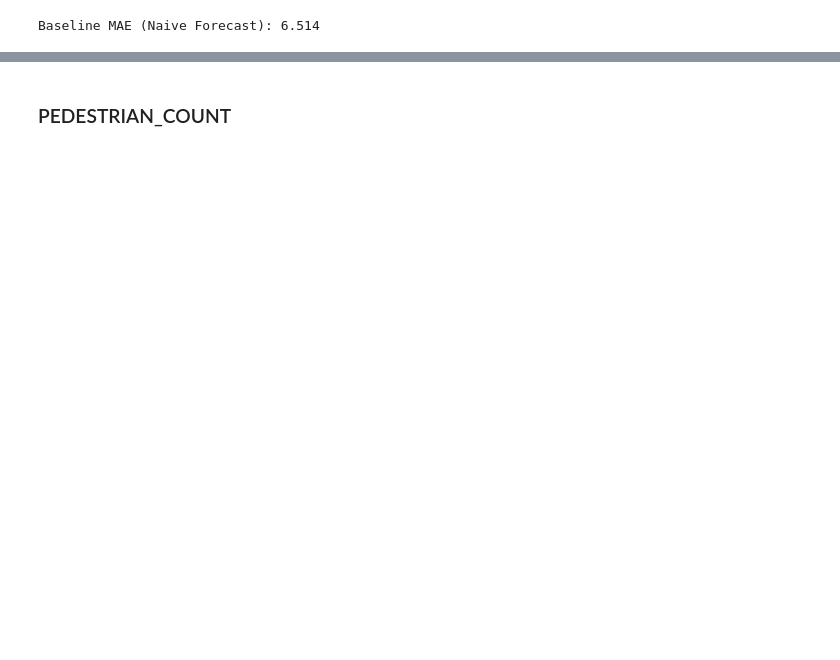
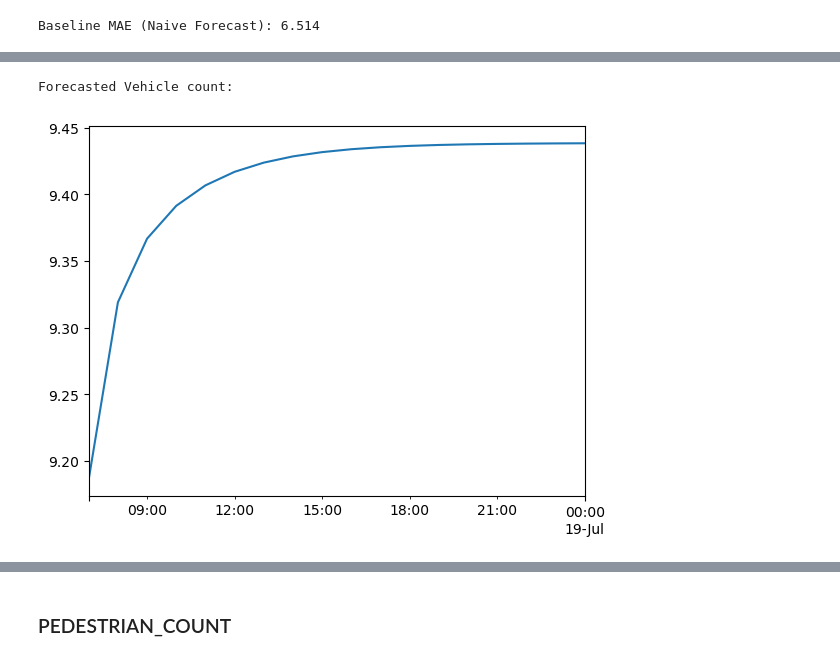
Before and after one commit to Kamaukaguru/Traffic-analysis-project, a Jupyter notebook: Index.ipynb, the cells around one changed output, grey strips where cells are left out. Saved outputs shown, nothing was run; the diff lists cells and outputs as text; code cells hidden in the pictures; blank space fills up the shorter version.

Commit message:
arima sarima models

```diff
--- a/Index.ipynb
+++ b/Index.ipynb
@@ -573,0 +576,6 @@ Baseline MAE (Naive Forecast): 6.514
+# %%
+# Select relevant columns
+ts = cleaned_data[['location', 'vehicle_count', 'pedestrian_count', 'congestion_level','weather_condition',
+                   'temperature']]
+# %%
+ts = pd.DataFrame(ts)
@@ -573,0 +613,23 @@ Baseline MAE (Naive Forecast): 6.514
+# %%
+#import the library
+from statsmodels.tsa.arima.model import ARIMA
+
+# Fit an ARIMA model for vehicle_count
+# We'll use  ARIMA model (p,d,q) = (2,0,2)
+arima_order = (2, 0, 2)
+arima_model_vehicle = ARIMA(ts['vehicle_count'], order=arima_order)
+arima_result_vehicle = arima_model_vehicle.fit()
+
+# Summary of the ARIMA model
+arima_summary_vehicle = arima_result_vehicle.summary()
+
+# Predict the next 18 time steps for vehicle_count
+# Evaluating the model and making forecasts
+vehicle_forecast = arima_result_vehicle.forecast(steps=18)
+
+# Printing the forecasted values
+print("Forecasted Vehicle count:")
+vehicle_forecast.plot();
+# %% [output]
+Forecasted Vehicle count:
+[figure, added]
```
Also changed, not shown: parts of 25 cells of this notebook.
